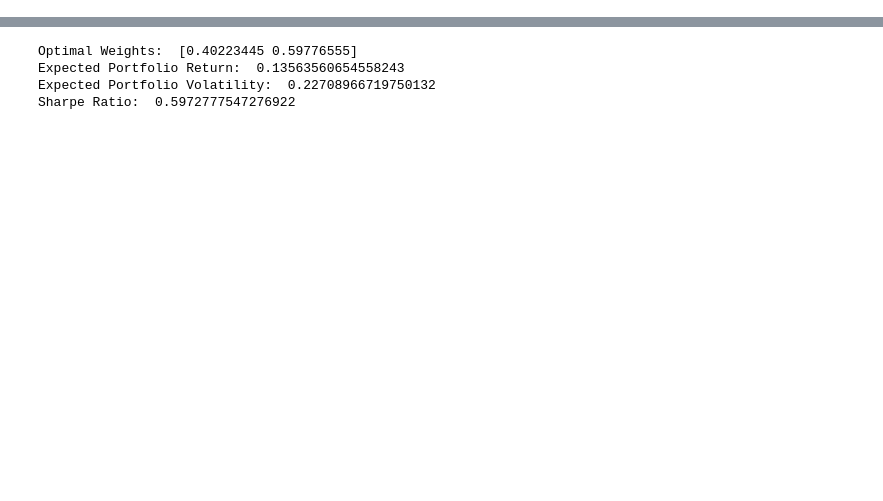
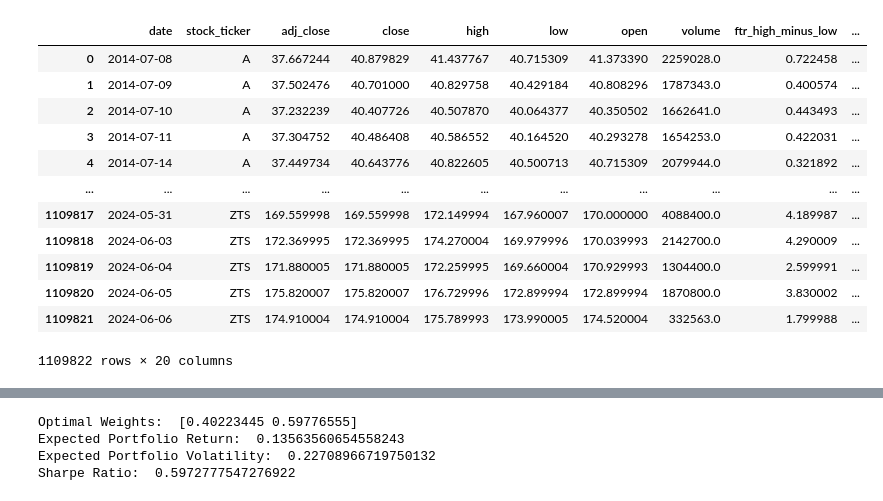
Before and after one commit to paulmora-qb/fictional-disco, a Jupyter notebook: notebooks/portfolio.ipynb, the cells around one changed output, grey strips where cells are left out. Drawn from its saved outputs; the diff is of its cells as text; code cells hidden in the pictures; blank space fills up the shorter version.

```diff
--- a/notebooks/portfolio.ipynb
+++ b/notebooks/portfolio.ipynb
@@ -18,0 +3,44 @@ returns = stocks.pct_change().dropna()
+# %%
+features = pd.read_csv("../data/04_feature/stock_features/price_w_features")
+# %%
+features.loc[:, "date"] = pd.to_datetime(features["date"])
+# %%
+features = features.dropna()
+# %%
+# Define function to reindex each group
+def reindex_group(group):
+    # Ensure the group is sorted by date
+    group = group.sort_values("date")
+
+    # Generate a business day range for this stock ticker
+    business_days = pd.date_range(
+        start=group["date"].min(), end=group["date"].max(), freq="B"
+    )
+
+    # Set the date as the index and reindex to business days
+    group = group.set_index("date").reindex(business_days)
+
+    # Reset the index to turn the date back into a column
+    group = group.reset_index().rename(columns={"index": "date"})
+
+    return group
+
+
+# Apply the function using groupby and apply
+df = features.groupby("stock_ticker").apply(reindex_group).reset_index(drop=True)
+# %%
+df
+# %% [output]
+|  | date | stock_ticker | adj_close | close | high | low | open | volume | ftr_high_minus_low | ... |
+| 0 | 2014-07-08 | A | 37.667244 | 40.879829 | 41.437767 | 40.715309 | 41.373390 | 2259028.0 | 0.722458 | ... |
+| 1 | 2014-07-09 | A | 37.502476 | 40.701000 | 40.829758 | 40.429184 | 40.808296 | 1787343.0 | 0.400574 | ... |
+| 2 | 2014-07-10 | A | 37.232239 | 40.407726 | 40.507870 | 40.064377 | 40.350502 | 1662641.0 | 0.443493 | ... |
+| 3 | 2014-07-11 | A | 37.304752 | 40.486408 | 40.586552 | 40.164520 | 40.293278 | 1654253.0 | 0.422031 | ... |
+| 4 | 2014-07-14 | A | 37.449734 | 40.643776 | 40.822605 | 40.500713 | 40.715309 | 2079944.0 | 0.321892 | ... |
+| ... | ... | ... | ... | ... | ... | ... | ... | ... | ... | ... |
+| 1109817 | 2024-05-31 | ZTS | 169.559998 | 169.559998 | 172.149994 | 167.960007 | 170.000000 | 4088400.0 | 4.189987 | ... |
+| 1109818 | 2024-06-03 | ZTS | 172.369995 | 172.369995 | 174.270004 | 169.979996 | 170.039993 | 2142700.0 | 4.290009 | ... |
+| 1109819 | 2024-06-04 | ZTS | 171.880005 | 171.880005 | 172.259995 | 169.660004 | 170.929993 | 1304400.0 | 2.599991 | ... |
+| 1109820 | 2024-06-05 | ZTS | 175.820007 | 175.820007 | 176.729996 | 172.899994 | 172.899994 | 1870800.0 | 3.830002 | ... |
+| 1109821 | 2024-06-06 | ZTS | 174.910004 | 174.910004 | 175.789993 | 173.990005 | 174.520004 | 332563.0 | 1.799988 | ... |
+1109822 rows × 20 columns
```
Also changed, not shown: parts of 7 cells of this notebook, 23 other files.
